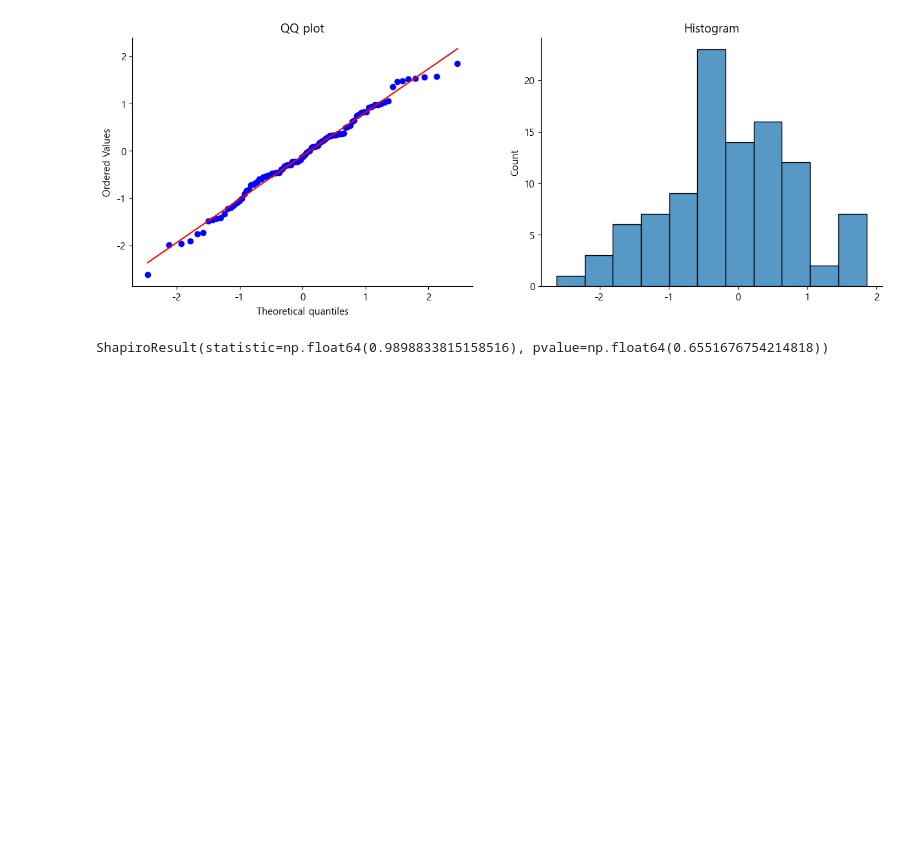
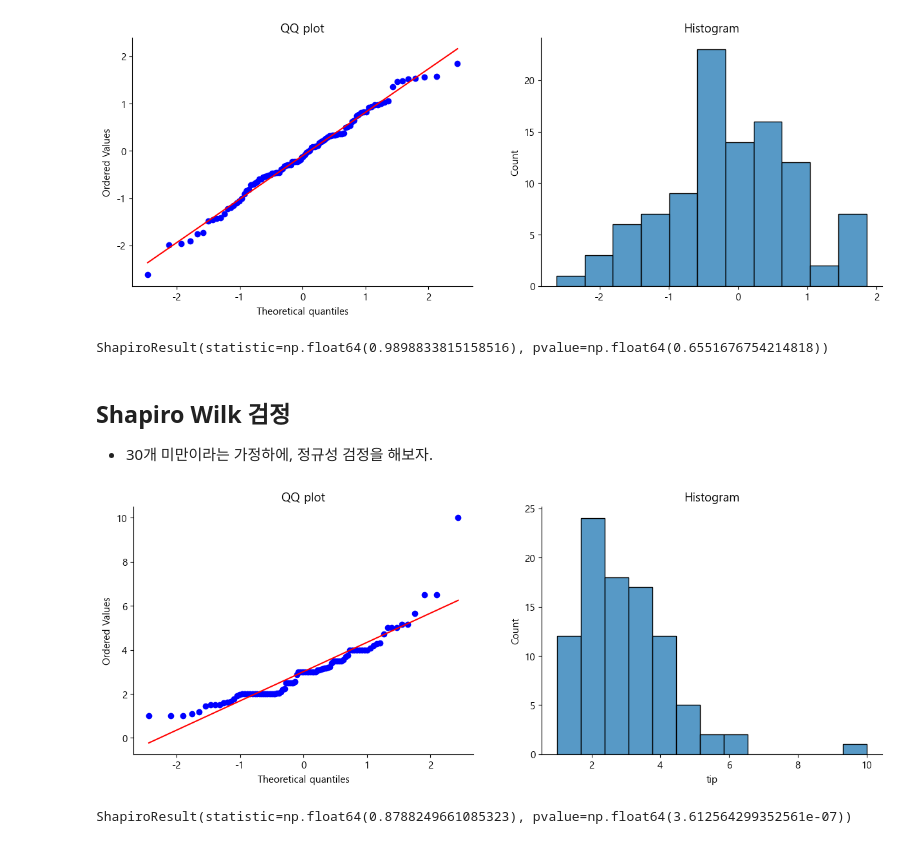
Before and after one commit to dsleslie/Archiving, a Jupyter notebook: IMDGB/step03_statistics/241007_lecture.ipynb, the cells around one changed output. Drawn from its saved outputs; the diff is of its cells as text; code cells hidden in the pictures; blank space fills up the shorter version.

```diff
--- a/IMDGB/step03_statistics/241007_lecture.ipynb
+++ b/IMDGB/step03_statistics/241007_lecture.ipynb
@@ -338,3 +338,31 @@ shapiro(normal_data)
 # %% [output]
 [figure]
 ShapiroResult(statistic=np.float64(0.9898833815158516), pvalue=np.float64(0.6551676754214818))
+# %% [markdown]
+## Shapiro Wilk 검정
+- 30개 미만이라는 가정하에, 정규성 검정을 해보자.
+# %%
+import numpy as np
+import seaborn as sns
+from matplotlib import pyplot as plt
+from scipy.stats import probplot
+from scipy.stats import shapiro
+
+np.random.seed(42)
+normal_data = smoker_yes['tip']
+
+fig, axes = plt.subplots(1, 2, figsize=(15, 5))
+
+probplot(normal_data, dist="norm", plot = axes[0]);
+sns.histplot(normal_data, axes=axes[1]);
+
+titles = ['QQ plot', 'Histogram']
+for i, ax in enumerate(axes):
+    ax.spines[['right', 'top']].set_visible(False)
+    ax.set_title(titles[i])
+
+plt.show()
+shapiro(normal_data)
+# %% [output]
+[figure, added]
+ShapiroResult(statistic=np.float64(0.8788249661085323), pvalue=np.float64(3.612564299352561e-07))
```
Also changed, not shown: parts of 10 cells of this notebook.
